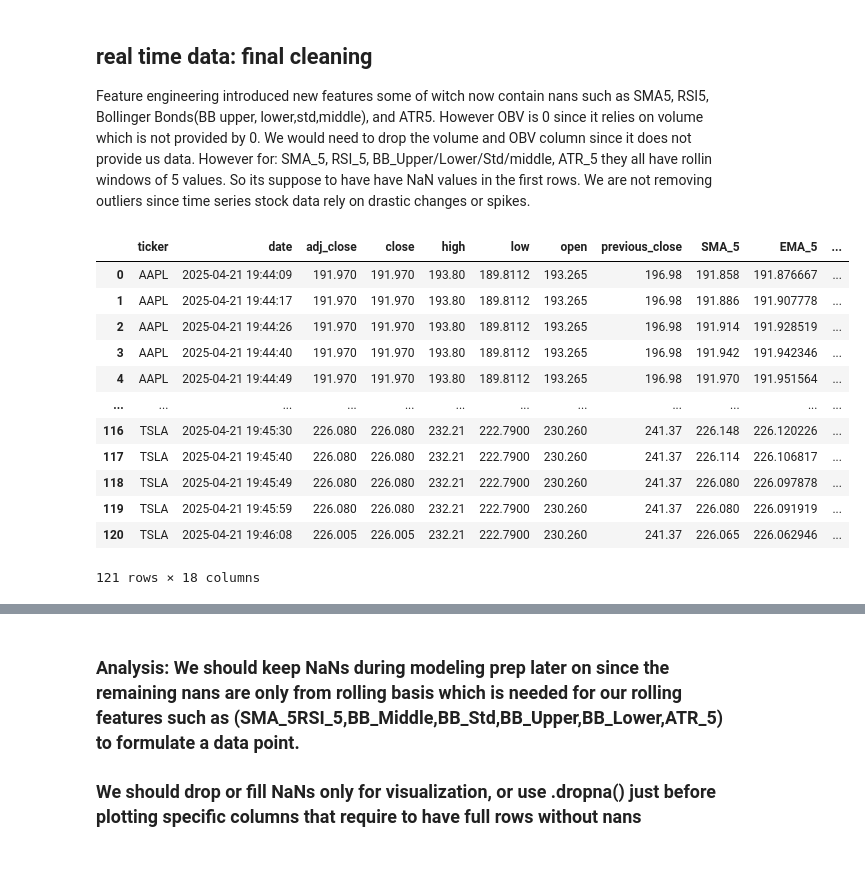
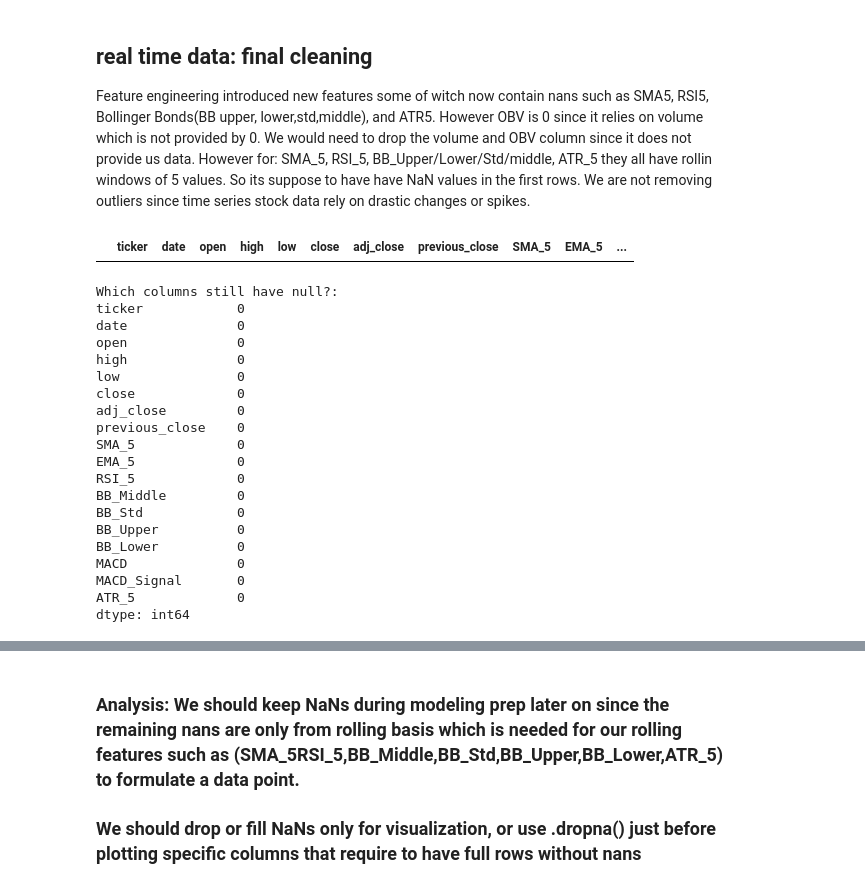
Before and after one commit to HaseemArshad/Stock-Market-Prediction-Model, a Jupyter notebook: StockMarketPredictionModel.ipynb, the cells around one changed output, grey strips where cells are left out. Cells and saved outputs as stored; diff of their text form; code cells hidden in the pictures; blank space fills up the shorter version.

```diff
--- a/StockMarketPredictionModel.ipynb
+++ b/StockMarketPredictionModel.ipynb
@@ -413,7 +395,6 @@ for _ in range(18):
 # %%
-#turning the cassandra table into a python pandas dataframe for datamanipulation
-query = "SELECT * FROM stock_data.real_time_quotes"
-rows = session.execute(query)
-df_cassandra = pd.DataFrame(rows)
-display(df_cassandra)
+#turning the sql table into a python pandas dataframe for datamanipulation
+query = "SELECT * FROM real_time_quotes"
+df_sql = pd.read_sql_query(query, conn)
+display(df_sql)
 # %% [output]
@@ -455,9 +431,9 @@ def cleaning(df):
     return df
 
 
-#applying the cleaning function on our previous tile: df_cassandra dataframe
-df_cassandracleaned = cleaning(df_cassandra)
-display(df_cassandracleaned)
-print("\nNull Count for Real Time Data (Extracted from Cassandra):\n")
-print(df_cassandracleaned.isnull().sum())
+#applying the cleaning function on our previous tile: df_sql dataframe
+df_sqlcleaned = cleaning(df_sql)
+display(df_sqlcleaned)
+print("\nNull Count for Real Time Data (Extracted from SQL):\n")
+print(df_sqlcleaned.isnull().sum())
 # %% [output]
@@ -560,6 +531,6 @@ def add_technical_indicators(df):
 
     return df
 
-df_cleaned_cass_features=add_technical_indicators(df_cassandracleaned)
-display(df_cleaned_cass_features)
+df_cleaned_sql_features=add_technical_indicators(df_sqlcleaned)
+display(df_cleaned_sql_features)
 # %% [output]
@@ -582,32 +548,40 @@ Feature engineering introduced new features some of witch now contain nans such
 # %%
 def final_clean_realtime(df):
     # first droppoing OBV and volume since it is not available in finnhub
     df = df.drop(columns=['volume', 'OBV'])
 
     #to remedy the remaining nulls we are applying forward fill
     rolling_cols = ['SMA_5', 'EMA_5', 'RSI_5', 'BB_Middle', 'BB_Std', 'BB_Upper', 'BB_Lower', 'ATR_5']
     df[rolling_cols] = df[rolling_cols].ffill()
 
     #dropping the remaining nans that are not able to be forward filled
     df = df.dropna(subset=rolling_cols).reset_index(drop=True)
 
     return df
 
-df_cass_final = final_clean_realtime(df_cleaned_cass_features)
-display(df_cass_final)
+df_sql_final = final_clean_realtime(df_cleaned_sql_features)
+display(df_sql_final)
 print('Which columns still have null?:')
-print(df_cass_final.isnull().sum())
+print(df_sql_final.isnull().sum())
 # %% [output]
-|  | ticker | date | adj_close | close | high | low | open | previous_close | SMA_5 | EMA_5 | ... |
-| 0 | AAPL | 2025-04-21 19:44:09 | 191.970 | 191.970 | 193.80 | 189.8112 | 193.265 | 196.98 | 191.858 | 191.876667 | ... |
-| 1 | AAPL | 2025-04-21 19:44:17 | 191.970 | 191.970 | 193.80 | 189.8112 | 193.265 | 196.98 | 191.886 | 191.907778 | ... |
-| 2 | AAPL | 2025-04-21 19:44:26 | 191.970 | 191.970 | 193.80 | 189.8112 | 193.265 | 196.98 | 191.914 | 191.928519 | ... |
-| 3 | AAPL | 2025-04-21 19:44:40 | 191.970 | 191.970 | 193.80 | 189.8112 | 193.265 | 196.98 | 191.942 | 191.942346 | ... |
-| 4 | AAPL | 2025-04-21 19:44:49 | 191.970 | 191.970 | 193.80 | 189.8112 | 193.265 | 196.98 | 191.970 | 191.951564 | ... |
-| ... | ... | ... | ... | ... | ... | ... | ... | ... | ... | ... | ... |
-| 116 | TSLA | 2025-04-21 19:45:30 | 226.080 | 226.080 | 232.21 | 222.7900 | 230.260 | 241.37 | 226.148 | 226.120226 | ... |
-| 117 | TSLA | 2025-04-21 19:45:40 | 226.080 | 226.080 | 232.21 | 222.7900 | 230.260 | 241.37 | 226.114 | 226.106817 | ... |
-| 118 | TSLA | 2025-04-21 19:45:49 | 226.080 | 226.080 | 232.21 | 222.7900 | 230.260 | 241.37 | 226.080 | 226.097878 | ... |
-| 119 | TSLA | 2025-04-21 19:45:59 | 226.080 | 226.080 | 232.21 | 222.7900 | 230.260 | 241.37 | 226.080 | 226.091919 | ... |
-| 120 | TSLA | 2025-04-21 19:46:08 | 226.005 | 226.005 | 232.21 | 222.7900 | 230.260 | 241.37 | 226.065 | 226.062946 | ... |
+|  | ticker | date | open | high | low | close | adj_close | previous_close | SMA_5 | EMA_5 | ... |
-121 rows × 18 columns
+Which columns still have null?:
+ticker            0
+date              0
+open              0
+high              0
+low               0
+close             0
+adj_close         0
+previous_close    0
+SMA_5             0
+EMA_5             0
+RSI_5             0
+BB_Middle         0
+BB_Std            0
+BB_Upper          0
+BB_Lower          0
+MACD              0
+MACD_Signal       0
+ATR_5             0
+dtype: int64
```
Also changed, not shown: parts of 20 cells of this notebook, 1 other file.
